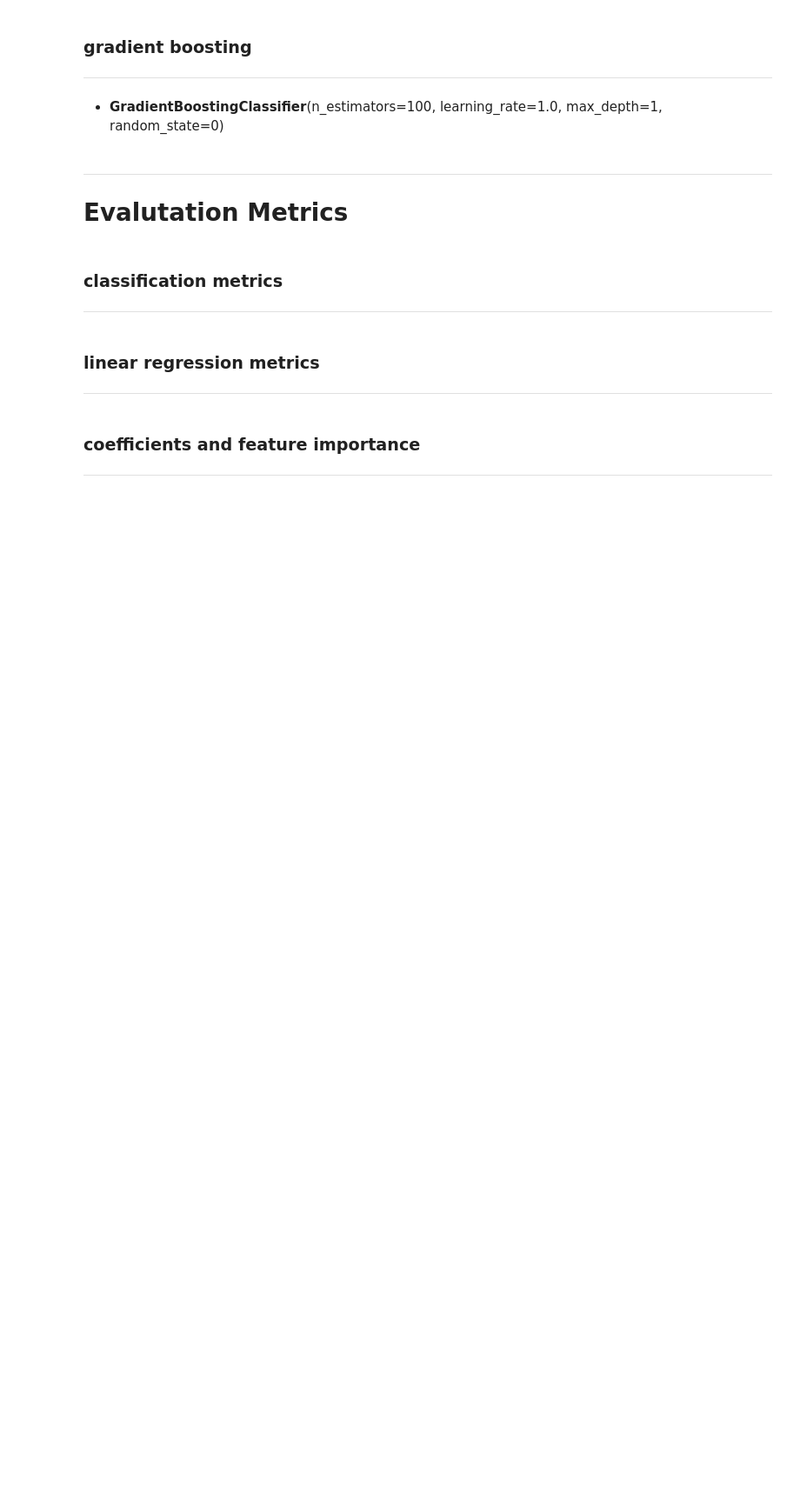
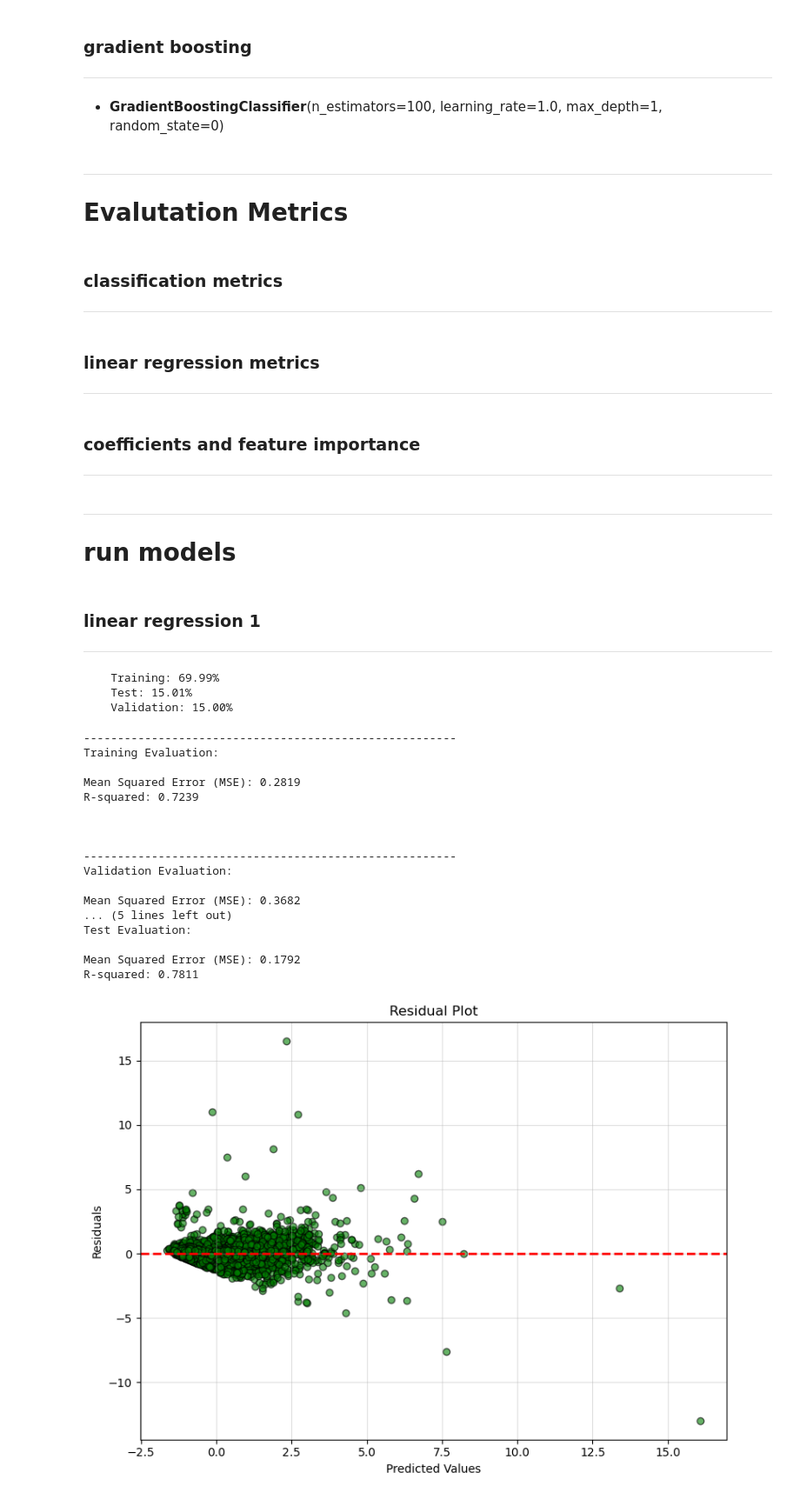
Before and after one commit to nataliebrown22/reference_code, a Jupyter notebook: code/machineLearning_models.ipynb, the cells around one changed output. Shown at 87% size. Cells and saved outputs as stored; diff of their text form; code cells hidden in the pictures; blank space fills up the shorter version.

Commit message:
used code on practice model

```diff
--- a/code/machineLearning_models.ipynb
+++ b/code/machineLearning_models.ipynb
@@ -150,3 +859,6 @@ def encode_categorical(df, cols_to_encode):
+# %%
+# drop condition, this is the data we will model so rename to model
+model_df = encoded_df.drop(columns=['condition'])
 # %% [markdown]
 ---
 # Feature Selection
@@ -205,6 +917,11 @@ def pca(df, n_components):
 # %%
 # linear regression model
 def linear_regression(df,target,train_size):
+    # ensure there are no nulls
+    df = df.copy()
+
+    df.dropna(inplace=True)
+
     # define target and inputs
     X = df.drop(columns=[target]) # inputs
     y = df[target] # target
@@ -415,7 +1132,11 @@ def evaluate_classification(X_val, X_test, y_val, y_test, X_train, y_train, mode
 ### linear regression metrics
 ---
 # %%
-def evaluate_linear_regression(data, target, X_val, X_test, y_val, y_test, X_train, y_train, model):
+def evaluate_linear_regression(df, target, X_val, X_test, y_val, y_test, X_train, y_train, model):
+
+    data = df.copy()
+
+    data.dropna(inplace=True)
 
     for dataset, X, y in [("Training", X_train, y_train),
                           ("Validation", X_val, y_val),
@@ -494,3 +1220,38 @@ def coefficients(df,target,model):
     plt.show()
 
     return coefficients_df.sort_values(by=['Coefficient'],ascending=True)
+# %% [markdown]
+---
+# run models
+# %% [markdown]
+### linear regression 1
+---
+# %%
+# run linear regression on the model, predicting price
+X_val, X_test, y_val, y_test, X_train, y_train, linreg = linear_regression(model_df,'price_SCALED',.7)
+# %% [output]
+    Training: 69.99%
+    Test: 15.01%
+    Validation: 15.00%
+# %%
+# evaluate model
+evaluate_linear_regression(model_df, 'price_SCALED',X_val, X_test, y_val, y_test, X_train, y_train, linreg)
+# %% [output]
+-------------------------------------------------------
+Training Evaluation:
+
+Mean Squared Error (MSE): 0.2819
+R-squared: 0.7239
+
+
+
+-------------------------------------------------------
+Validation Evaluation:
+
+Mean Squared Error (MSE): 0.3682
+... (5 lines left out)
+Test Evaluation:
+
+Mean Squared Error (MSE): 0.1792
+R-squared: 0.7811
+[figure, added]
```
Also changed, not shown: parts of 60 cells of this notebook, 1 other file.
